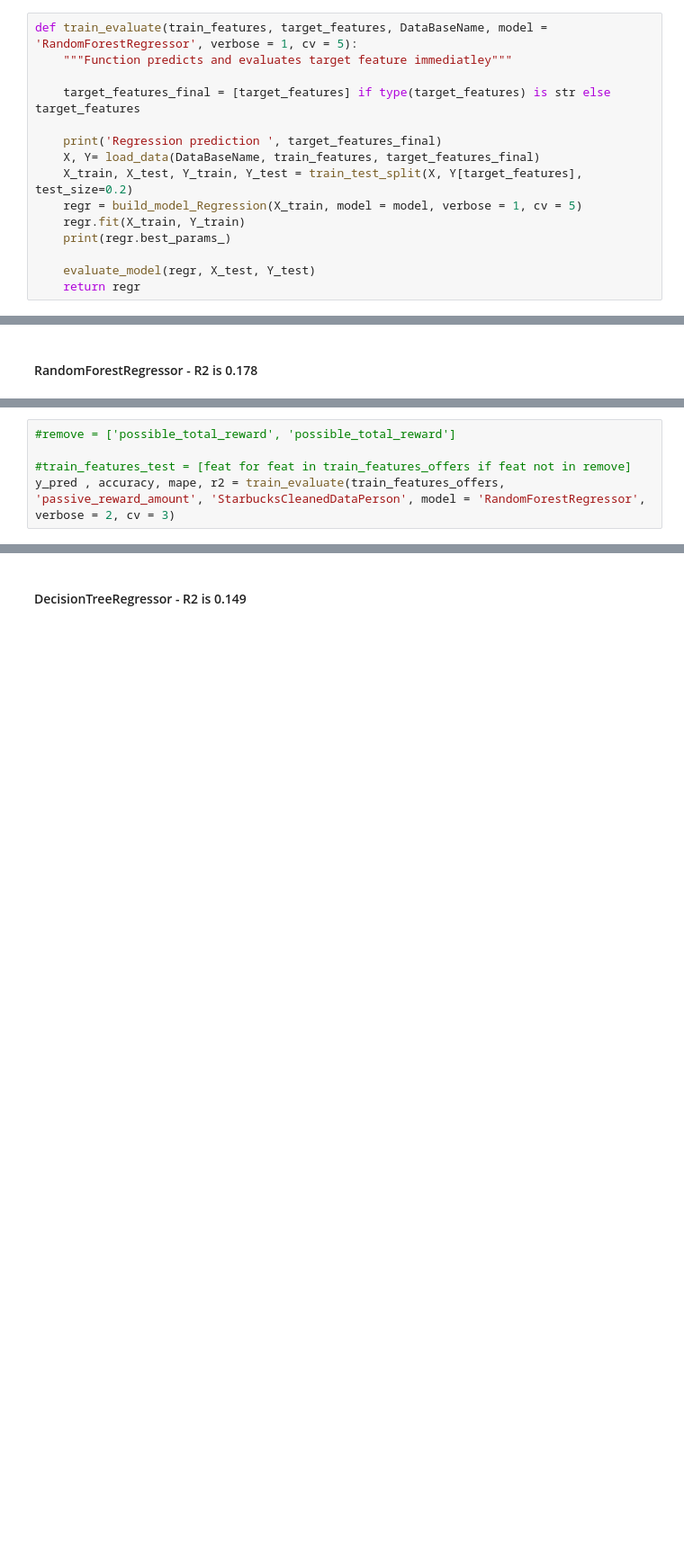
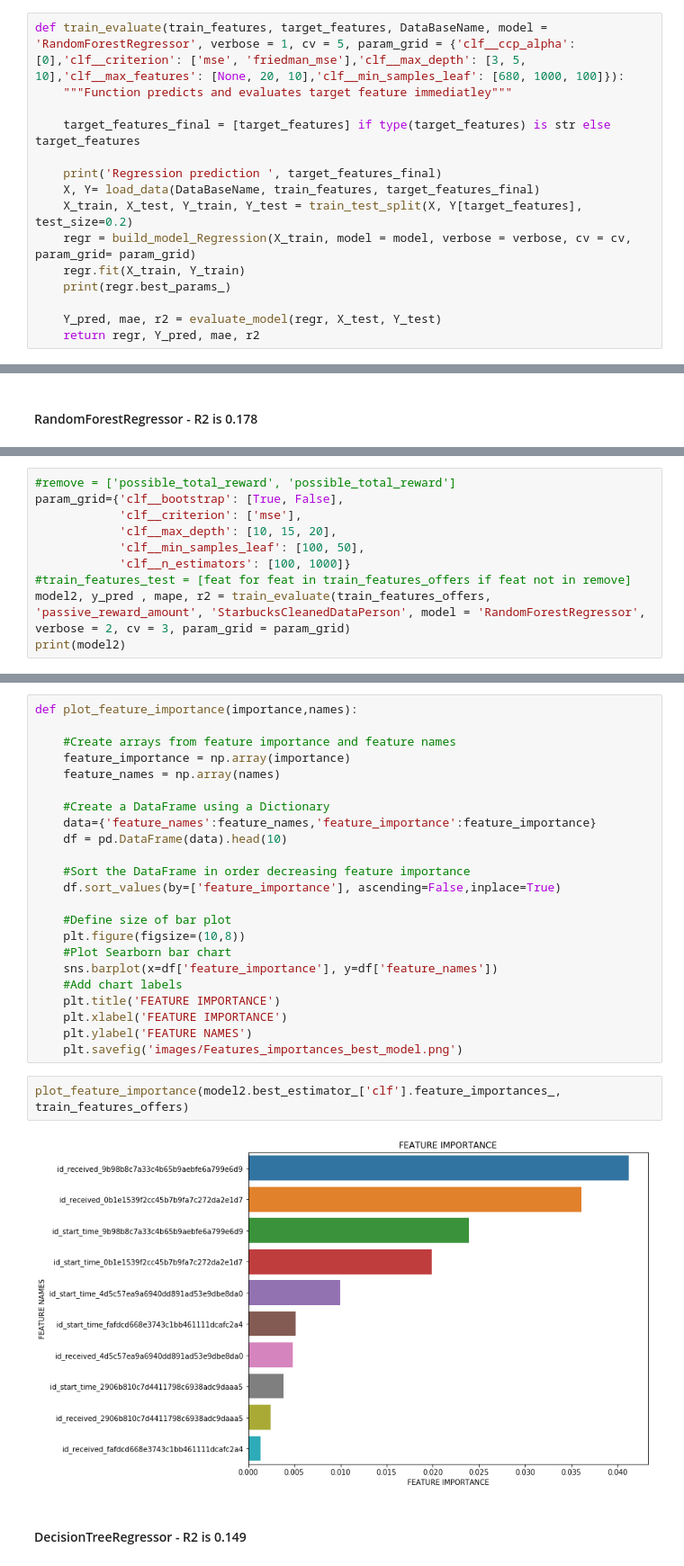
Before and after one commit to EriRika/Starbucks__DecisionTrees, a Jupyter notebook: Starbucks_Capstone_notebook.ipynb, the cells around one changed output, grey strips where cells are left out. Shown at 90% size. Saved outputs shown, nothing was run; the diff lists cells and outputs as text; blank space fills up the shorter version.

Commit message:
Added feature importances

```diff
--- a/Starbucks_Capstone_notebook.ipynb
+++ b/Starbucks_Capstone_notebook.ipynb
@@ -756,7 +797,7 @@ def train_evaluate_intermediate_step(  train_features, target_features,help_step
     evaluate_model(regr, X_test, Y_test[final])
     return regr
 # %%
-def train_evaluate(train_features, target_features, DataBaseName, model = 'RandomForestRegressor', verbose = 1, cv = 5):
+def train_evaluate(train_features, target_features, DataBaseName, model = 'RandomForestRegressor', verbose = 1, cv = 5, param_grid = {'clf__ccp_alpha': [0],'clf__criterion': ['mse', 'friedman_mse'],'clf__max_depth': [3, 5, 10],'clf__max_features': [None, 20, 10],'clf__min_samples_leaf': [680, 1000, 100]}):
     """Function predicts and evaluates target feature immediatley"""
 
     target_features_final = [target_features] if type(target_features) is str else target_features
@@ -764,12 +805,12 @@ def train_evaluate(train_features, target_features, DataBaseName, model = 'Rando
     print('Regression prediction ', target_features_final)
     X, Y= load_data(DataBaseName, train_features, target_features_final)
     X_train, X_test, Y_train, Y_test = train_test_split(X, Y[target_features], test_size=0.2)
-    regr = build_model_Regression(X_train, model = model, verbose = 1, cv = 5)
+    regr = build_model_Regression(X_train, model = model, verbose = verbose, cv = cv, param_grid= param_grid)
     regr.fit(X_train, Y_train)
     print(regr.best_params_)
 
-    evaluate_model(regr, X_test, Y_test)
-    return regr
+    Y_pred, mae, r2 = evaluate_model(regr, X_test, Y_test)
+    return regr, Y_pred, mae, r2
 # %% [markdown]
 ### Performance metrics
 # %% [markdown]
@@ -798,7 +869,12 @@ GridSearchCV(estimator=Pipeline(steps=[('clf',
 # %%
 #remove = ['possible_total_reward', 'possible_total_reward']
-
+param_grid={'clf__bootstrap': [True, False],
+            'clf__criterion': ['mse'],
+            'clf__max_depth': [10, 15, 20],
+            'clf__min_samples_leaf': [100, 50],
+            'clf__n_estimators': [100, 1000]}
 #train_features_test = [feat for feat in train_features_offers if feat not in remove]
-y_pred , accuracy, mape, r2 = train_evaluate(train_features_offers, 'passive_reward_amount', 'StarbucksCleanedDataPerson', model = 'RandomForestRegressor', verbose = 2, cv = 3)
+model2, y_pred , mape, r2 = train_evaluate(train_features_offers, 'passive_reward_amount', 'StarbucksCleanedDataPerson', model = 'RandomForestRegressor', verbose = 2, cv = 3, param_grid = param_grid)
+print(model2)
 # %% [output]
 Regression prediction  ['passive_reward_amount']
@@ -821,3 +909,30 @@ Fitting 3 folds for each of 144 candidates, totalling 432 fits
+# %%
+def plot_feature_importance(importance,names):
+
+    #Create arrays from feature importance and feature names
+    feature_importance = np.array(importance)
+    feature_names = np.array(names)
+
+    #Create a DataFrame using a Dictionary
+    data={'feature_names':feature_names,'feature_importance':feature_importance}
+    df = pd.DataFrame(data).head(10)
+
+    #Sort the DataFrame in order decreasing feature importance
+    df.sort_values(by=['feature_importance'], ascending=False,inplace=True)
+
+    #Define size of bar plot
+    plt.figure(figsize=(10,8))
+    #Plot Searborn bar chart
+    sns.barplot(x=df['feature_importance'], y=df['feature_names'])
+    #Add chart labels
+    plt.title('FEATURE IMPORTANCE')
+    plt.xlabel('FEATURE IMPORTANCE')
+    plt.ylabel('FEATURE NAMES')
+    plt.savefig('images/Features_importances_best_model.png')
+# %%
+plot_feature_importance(model2.best_estimator_['clf'].feature_importances_, train_features_offers)
+# %% [output]
+[figure, added]
 # %% [markdown]
 #### DecisionTreeRegressor - R2 is 0.149
 # %%
```
Also changed, not shown: parts of 25 cells of this notebook, 10 other files.
